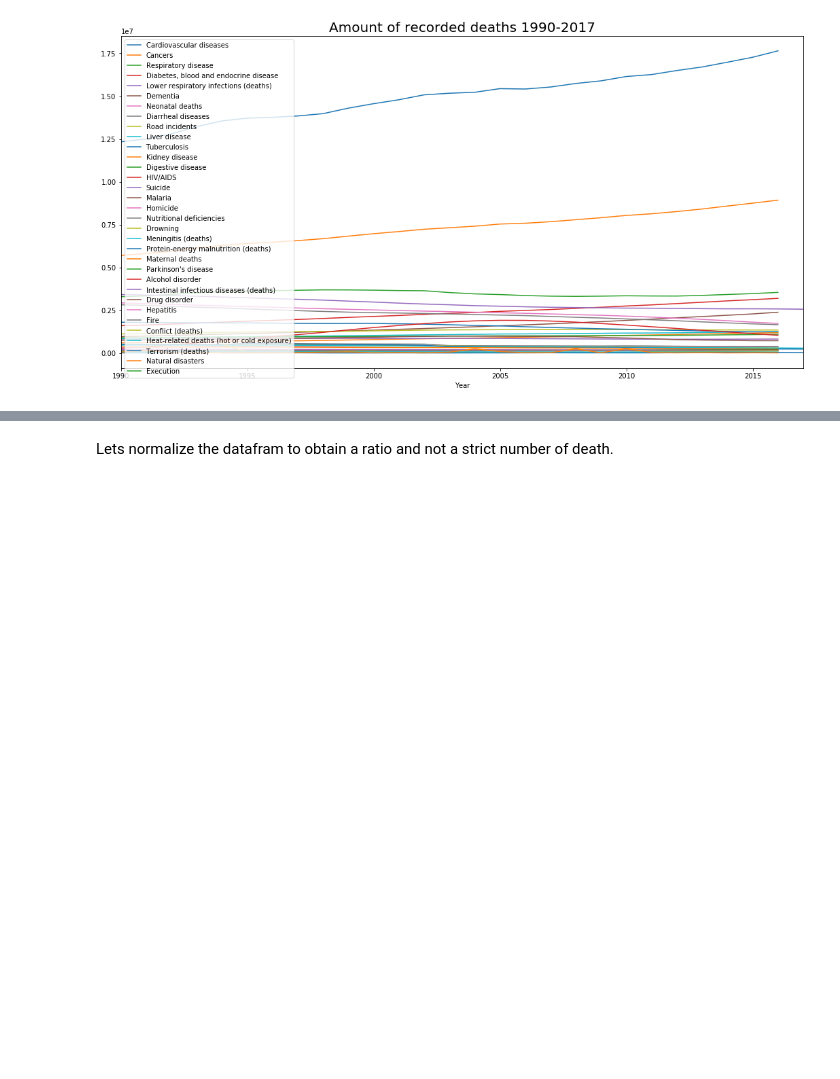
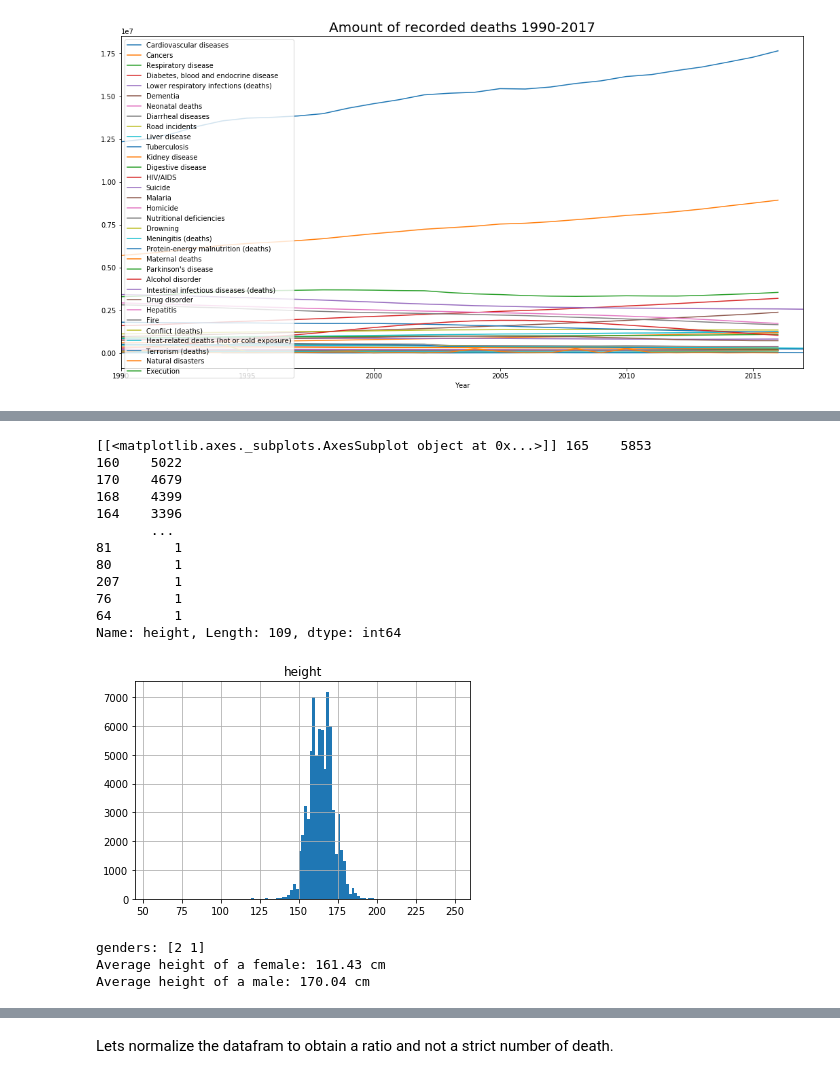
Before and after one commit to itsyaboii1337/Data_Science_Alliance, a Jupyter notebook: Analysing_Medical_Data.ipynb, the cells around one changed output, grey strips where cells are left out. Saved outputs shown, nothing was run; the diff lists cells and outputs as text; code cells hidden in the pictures; blank space fills up the shorter version.

```diff
--- a/Analysing_Medical_Data.ipynb
+++ b/Analysing_Medical_Data.ipynb
@@ -119,0 +116,18 @@ Cancer is the leading cause of death in 4.04% of the listed countries.
+# %%
+# There seem to be many different very short people in this dataset, let's visualize the distribution.
+hist = df.hist(bins=len(df['height'].unique()), column="height")
+print(hist, df['height'].value_counts())
+# %% [output]
+[[<matplotlib.axes._subplots.AxesSubplot object at 0x...>]] 165    5853
+160    5022
+170    4679
+168    4399
+164    3396
+       ...
+81        1
+80        1
+207       1
+76        1
+64        1
+Name: height, Length: 109, dtype: int64
+[figure, added]
@@ -119,0 +138,13 @@ Cancer is the leading cause of death in 4.04% of the listed countries.
+# %%
+# Let's split the dataset into male and female and determine the average height
+print('genders: '+str(realistic['gender'].unique()))
+
+females = realistic[realistic['gender'] == 1]
+males = realistic[realistic['gender'] == 2]
+
+print('Average height of a female: '+ str(np.round(females['height'].mean(),2))+' cm')
+print('Average height of a male: '+ str(np.round(males['height'].mean(),2))+' cm')
+# %% [output]
+genders: [2 1]
+Average height of a female: 161.43 cm
+Average height of a male: 170.04 cm
```
Also changed, not shown: parts of 83 cells of this notebook.
